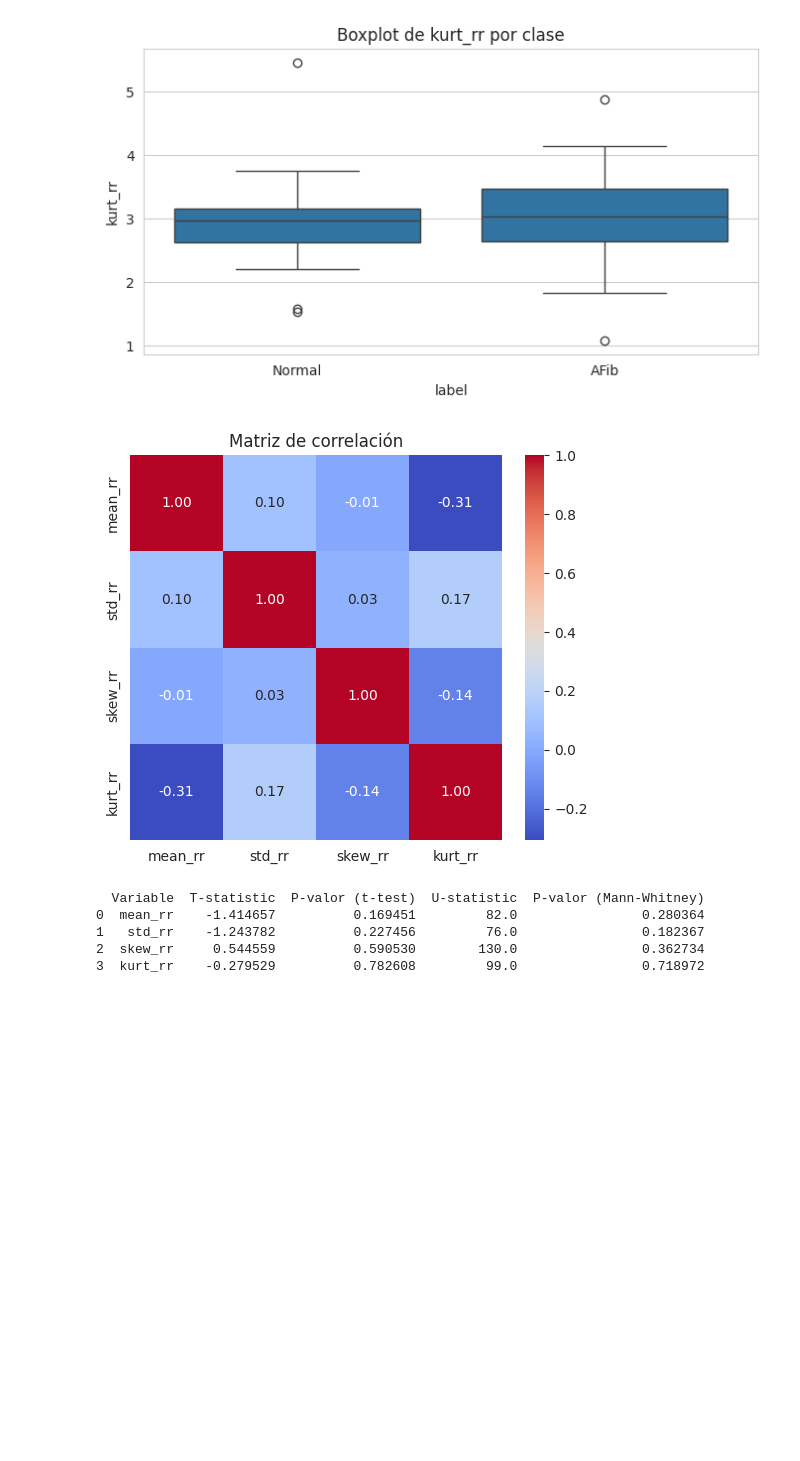
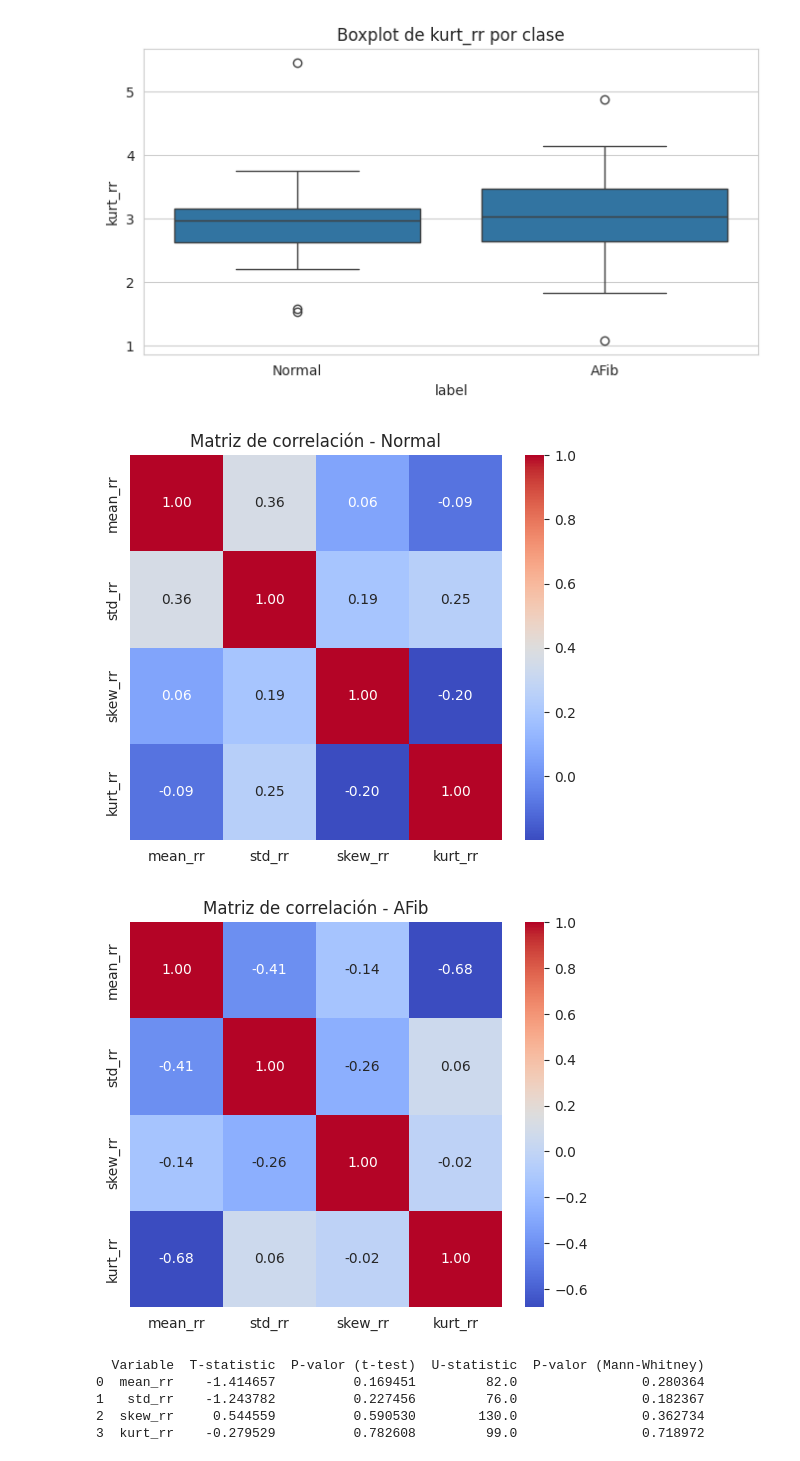
Before and after one commit to novoa123/Proyecto_Machine_Learning, a Jupyter notebook: Semana_1_Exploracion.ipynb, the cells around one changed output. Saved outputs shown, nothing was run; the diff lists cells and outputs as text; code cells hidden in the pictures; blank space fills up the shorter version.

```diff
--- a/Semana_1_Exploracion.ipynb
+++ b/Semana_1_Exploracion.ipynb
@@ -111,14 +111,22 @@ for col in features:
 # %%
 #Matriz de correlacion
 
-corr = df[features].corr()
+corr = df[df['label'] == 'Normal'][features].corr()
 
 plt.figure(figsize=(6,5))
 sns.heatmap(corr, annot=True, cmap='coolwarm', fmt='.2f')
-plt.title('Matriz de correlación')
+plt.title('Matriz de correlación - Normal')
 plt.show()
+
+corr_afib = df[df['label'] == 'AFib'][features].corr()
+
+plt.figure(figsize=(6,5))
+sns.heatmap(corr_afib, annot=True, cmap='coolwarm', fmt='.2f')
+plt.title('Matriz de correlación - AFib')
+plt.show()
 # %% [output]
-[figure, old version]
+[figure, new version]
+[figure, added]
 # %%
 #Pruebas estadísticas (t-test y Mann-Whitney)
 
```
Also changed, not shown: parts of 5 cells of this notebook.
